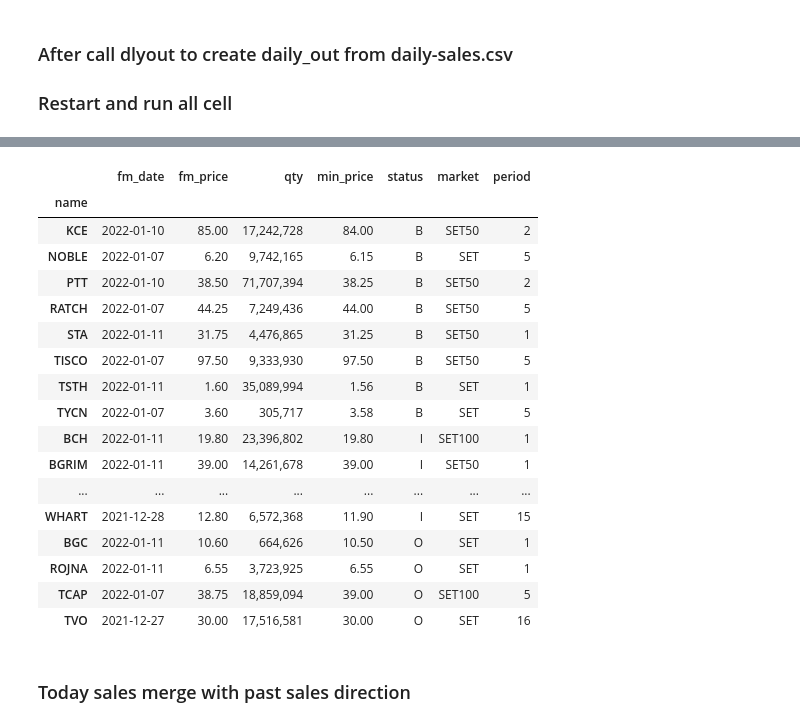
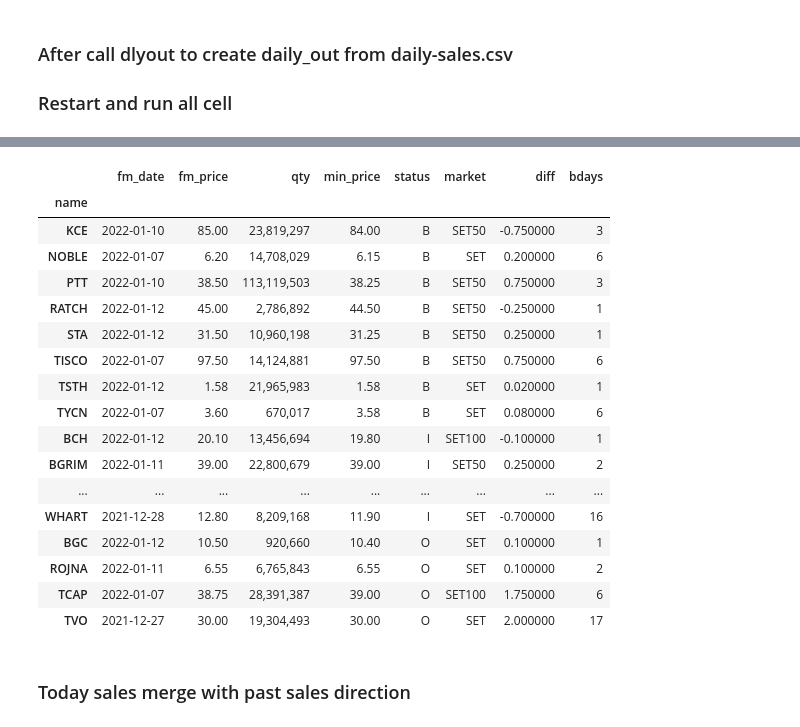
Before and after one commit to santimcs/A8, a Jupyter notebook: Daily/260-Daily Output.ipynb, the cells around one changed output, grey strips where cells are left out. Cells and saved outputs as stored; diff of their text form; code cells hidden in the pictures.

```diff
--- a/Daily/260-Daily Output.ipynb
+++ b/Daily/260-Daily Output.ipynb
@@ -63,29 +63,29 @@ dly_out.sort_values(['name'],ascending=[True]).style.format(format_dict)
 # %%
 sales = pd.read_csv('c://a8//data//daily-sales.csv',header=None,parse_dates=['fm_date','to_date'],
-        names=['name','fm_date','to_date','fm_price','to_price','pct','qty',
-               'max_price','min_price','status','market','period'],index_col='name')
+        names=['name','fm_date','to_date','fm_price','to_price','qty',
+               'max_price','min_price','status','market','diff','percent','bdays'],index_col='name')
 
-sales.drop(['to_date','to_price','pct','max_price'],axis=1,inplace=True)
+sales.drop(['to_date','to_price','percent','max_price'],axis=1,inplace=True)
 sales.sort_values(by=['status','name'],ascending=[True,True]).style.format(format_dict)
 # %% [output]
-|  | fm_date | fm_price | qty | min_price | status | market | period |
-| name |  |  |  |  |  |  |  |
-| KCE | 2022-01-10 | 85.00 | 17,242,728 | 84.00 | B | SET50 | 2 |
-| NOBLE | 2022-01-07 | 6.20 | 9,742,165 | 6.15 | B | SET | 5 |
-| PTT | 2022-01-10 | 38.50 | 71,707,394 | 38.25 | B | SET50 | 2 |
-| RATCH | 2022-01-07 | 44.25 | 7,249,436 | 44.00 | B | SET50 | 5 |
-| STA | 2022-01-11 | 31.75 | 4,476,865 | 31.25 | B | SET50 | 1 |
-| TISCO | 2022-01-07 | 97.50 | 9,333,930 | 97.50 | B | SET50 | 5 |
-| TSTH | 2022-01-11 | 1.60 | 35,089,994 | 1.56 | B | SET | 1 |
-| TYCN | 2022-01-07 | 3.60 | 305,717 | 3.58 | B | SET | 5 |
-| BCH | 2022-01-11 | 19.80 | 23,396,802 | 19.80 | I | SET100 | 1 |
-| BGRIM | 2022-01-11 | 39.00 | 14,261,678 | 39.00 | I | SET50 | 1 |
-| ... | ... | ... | ... | ... | ... | ... | ... |
-| WHART | 2021-12-28 | 12.80 | 6,572,368 | 11.90 | I | SET | 15 |
-| BGC | 2022-01-11 | 10.60 | 664,626 | 10.50 | O | SET | 1 |
-| ROJNA | 2022-01-11 | 6.55 | 3,723,925 | 6.55 | O | SET | 1 |
-| TCAP | 2022-01-07 | 38.75 | 18,859,094 | 39.00 | O | SET100 | 5 |
-| TVO | 2021-12-27 | 30.00 | 17,516,581 | 30.00 | O | SET | 16 |
+|  | fm_date | fm_price | qty | min_price | status | market | diff | bdays |
+| name |  |  |  |  |  |  |  |  |
+| KCE | 2022-01-10 | 85.00 | 23,819,297 | 84.00 | B | SET50 | -0.750000 | 3 |
+| NOBLE | 2022-01-07 | 6.20 | 14,708,029 | 6.15 | B | SET | 0.200000 | 6 |
+| PTT | 2022-01-10 | 38.50 | 113,119,503 | 38.25 | B | SET50 | 0.750000 | 3 |
+| RATCH | 2022-01-12 | 45.00 | 2,786,892 | 44.50 | B | SET50 | -0.250000 | 1 |
+| STA | 2022-01-12 | 31.50 | 10,960,198 | 31.25 | B | SET50 | 0.250000 | 1 |
+| TISCO | 2022-01-07 | 97.50 | 14,124,881 | 97.50 | B | SET50 | 0.750000 | 6 |
+| TSTH | 2022-01-12 | 1.58 | 21,965,983 | 1.58 | B | SET | 0.020000 | 1 |
+| TYCN | 2022-01-07 | 3.60 | 670,017 | 3.58 | B | SET | 0.080000 | 6 |
+| BCH | 2022-01-12 | 20.10 | 13,456,694 | 19.80 | I | SET100 | -0.100000 | 1 |
+| BGRIM | 2022-01-11 | 39.00 | 22,800,679 | 39.00 | I | SET50 | 0.250000 | 2 |
+| ... | ... | ... | ... | ... | ... | ... | ... | ... |
+| WHART | 2021-12-28 | 12.80 | 8,209,168 | 11.90 | I | SET | -0.700000 | 16 |
+| BGC | 2022-01-12 | 10.50 | 920,660 | 10.40 | O | SET | 0.100000 | 1 |
+| ROJNA | 2022-01-11 | 6.55 | 6,765,843 | 6.55 | O | SET | 0.100000 | 2 |
+| TCAP | 2022-01-07 | 38.75 | 28,391,387 | 39.00 | O | SET100 | 1.750000 | 6 |
+| TVO | 2021-12-27 | 30.00 | 19,304,493 | 30.00 | O | SET | 2.000000 | 17 |
 # %% [markdown]
 ### Today sales merge with past sales direction
 # %%
```
Also changed, not shown: parts of 11 cells of this notebook, 24 other files.
